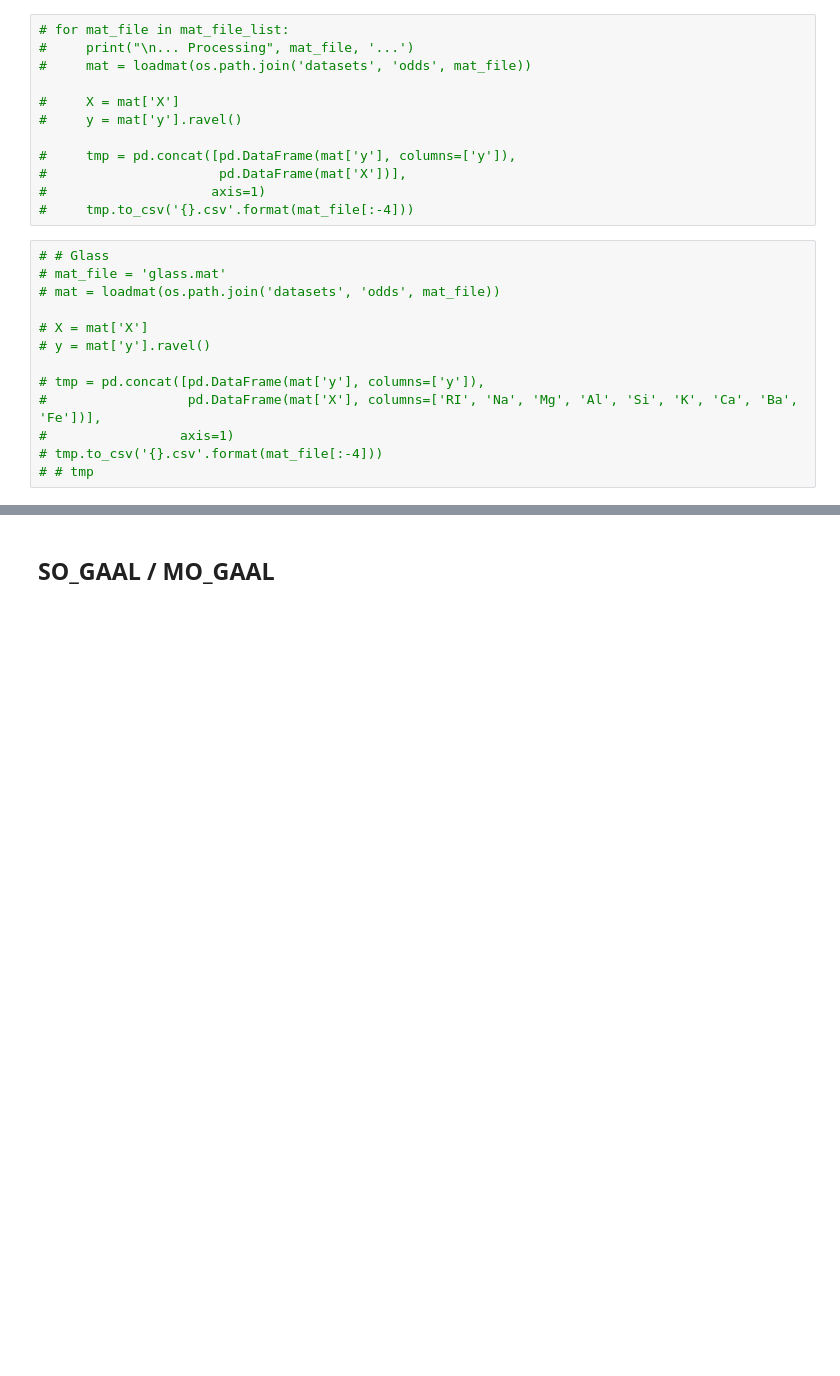
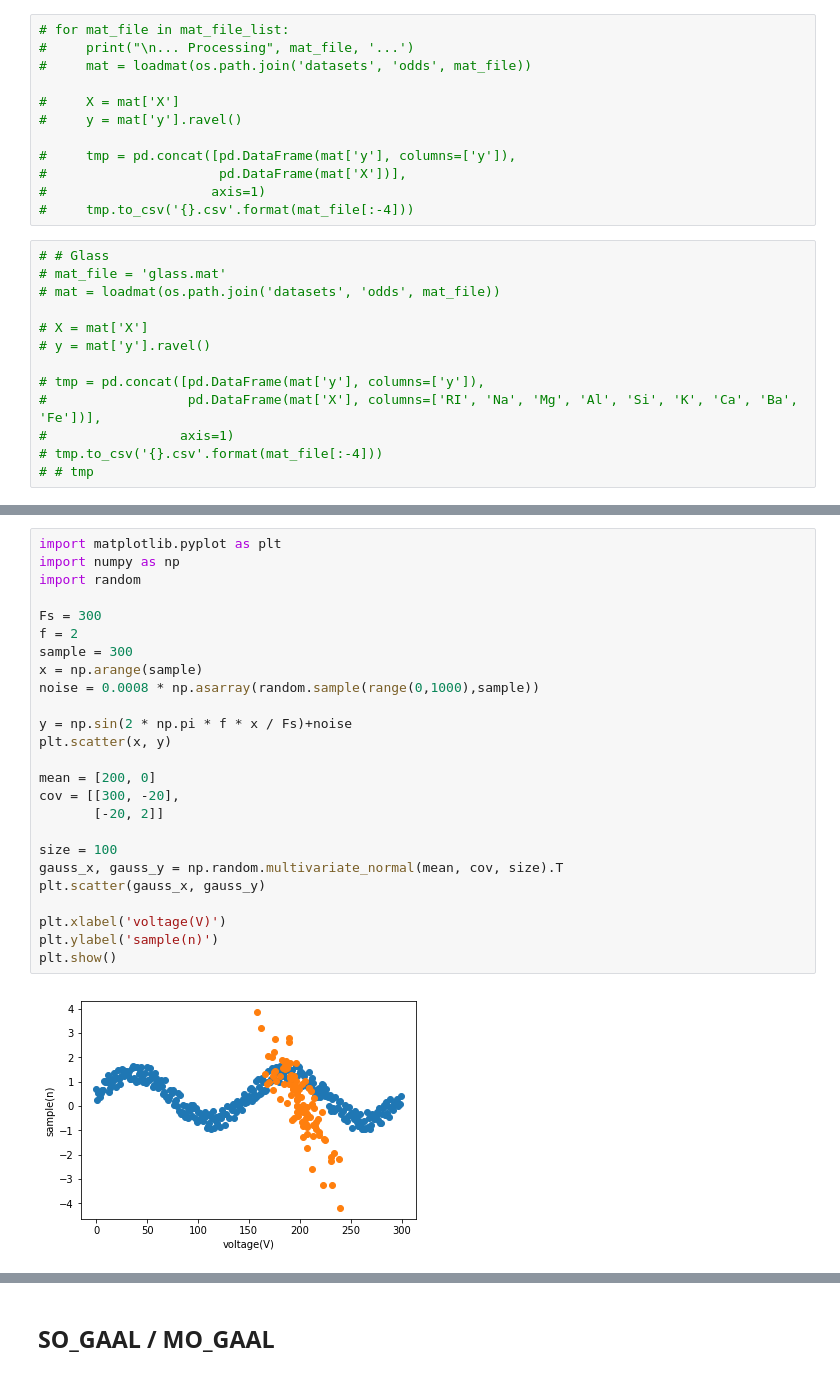
Before and after one commit to akarazeev/Bachelor, a Jupyter notebook: research/dev.ipynb, the cells around one changed output, grey strips where cells are left out. Drawn from its saved outputs; the diff is of its cells as text; blank space fills up the shorter version.

```diff
--- a/research/dev.ipynb
+++ b/research/dev.ipynb
@@ -325,0 +375,27 @@ Using TensorFlow backend.
+# %%
+import matplotlib.pyplot as plt
+import numpy as np
+import random
+
+Fs = 300
+f = 2
+sample = 300
+x = np.arange(sample)
+noise = 0.0008 * np.asarray(random.sample(range(0,1000),sample))
+
+y = np.sin(2 * np.pi * f * x / Fs)+noise
+plt.scatter(x, y)
+
+mean = [200, 0]
+cov = [[300, -20],
+       [-20, 2]]
+
+size = 100
+gauss_x, gauss_y = np.random.multivariate_normal(mean, cov, size).T
+plt.scatter(gauss_x, gauss_y)
+
+plt.xlabel('voltage(V)')
+plt.ylabel('sample(n)')
+plt.show()
+# %% [output]
+[figure, added]
```
Also changed, not shown: parts of 5 cells of this notebook, 18 other files.
